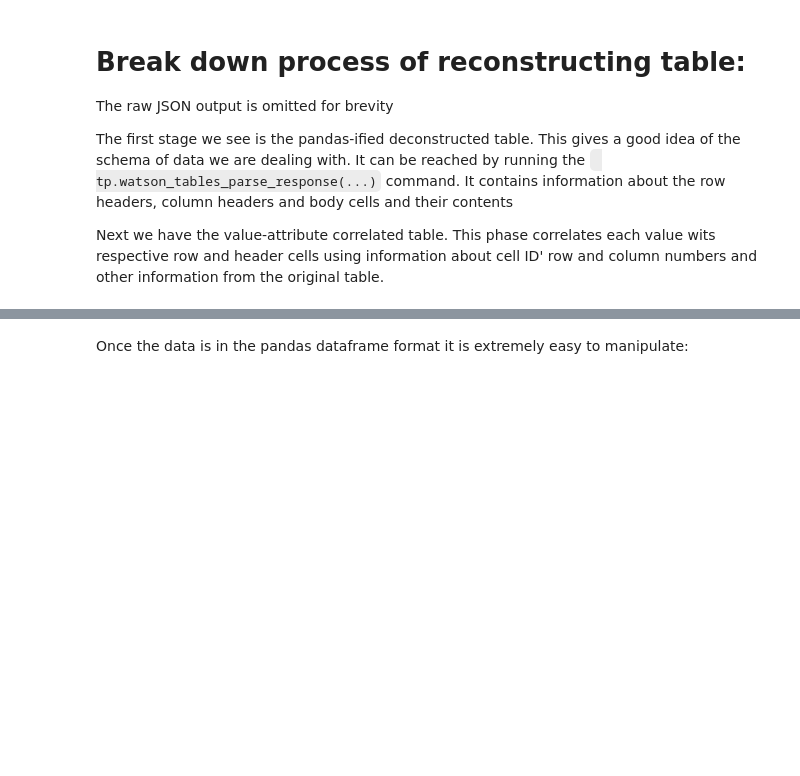
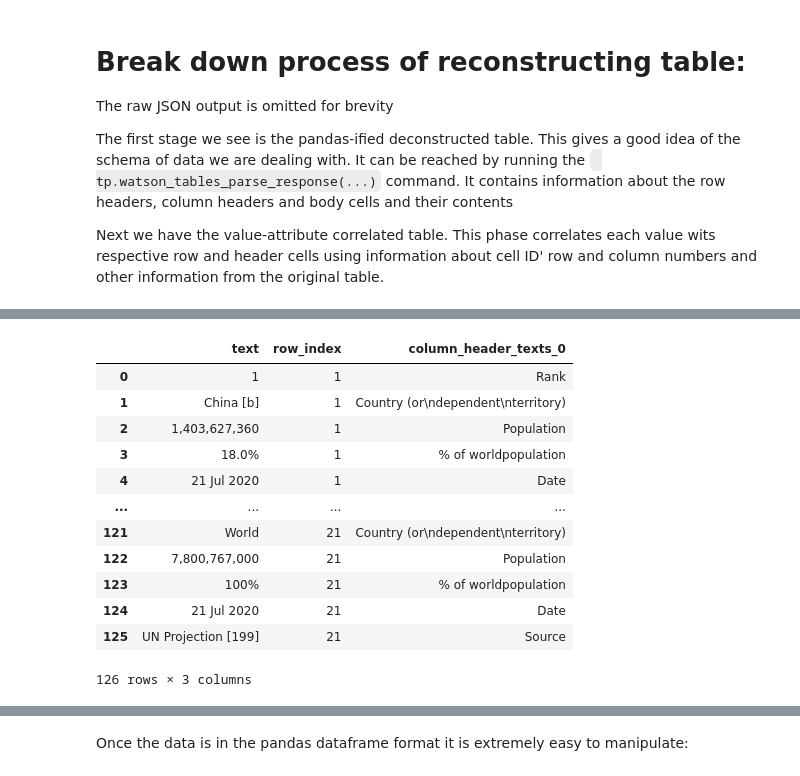
Before and after one commit to CODAIT/text-extensions-for-pandas, a Jupyter notebook: notebooks/Tables.ipynb, the cells around one changed output, grey strips where cells are left out. Cells and saved outputs as stored; diff of their text form; code cells hidden in the pictures; blank space fills up the shorter version.

Commit message:
changed behaviour of make exploded tables slightly to be more user readable

```diff
--- a/notebooks/Tables.ipynb
+++ b/notebooks/Tables.ipynb
@@ -175,3 +145,20 @@ display(a)
+# %%
+table_exploded, row_headers, col_headers = tp.make_exploded_df(dfs_dict)
+display(table_exploded)
+# %% [output]
+|  | text | row_index | column_header_texts_0 |
+| 0 | 1 | 1 | Rank |
+| 1 | China [b] | 1 | Country (or\ndependent\nterritory) |
+| 2 | 1,403,627,360 | 1 | Population |
+| 3 | 18.0% | 1 | % of worldpopulation |
+| 4 | 21 Jul 2020 | 1 | Date |
+| ... | ... | ... | ... |
+| 121 | World | 21 | Country (or\ndependent\nterritory) |
+| 122 | 7,800,767,000 | 21 | Population |
+| 123 | 100% | 21 | % of worldpopulation |
+| 124 | 21 Jul 2020 | 21 | Date |
+| 125 | UN Projection [199] | 21 | Source |
+126 rows × 3 columns
 # %%
 dfs_dict = tp.watson_tables_parse_response(response)
 table = tp.make_table(dfs_dict)
```
Also changed, not shown: parts of 2 cells of this notebook, 2 other files.
